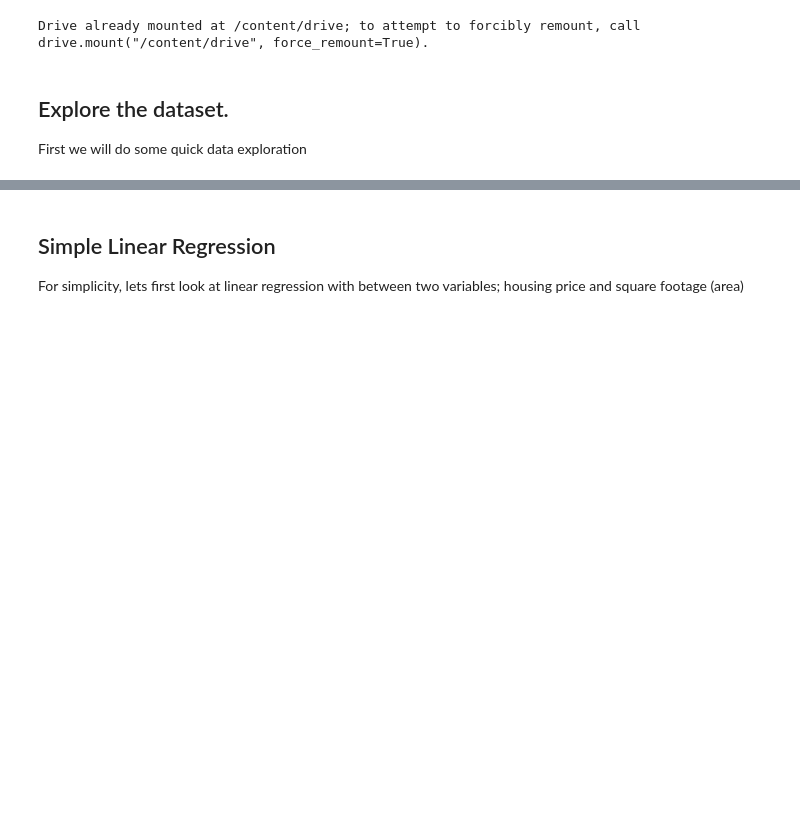
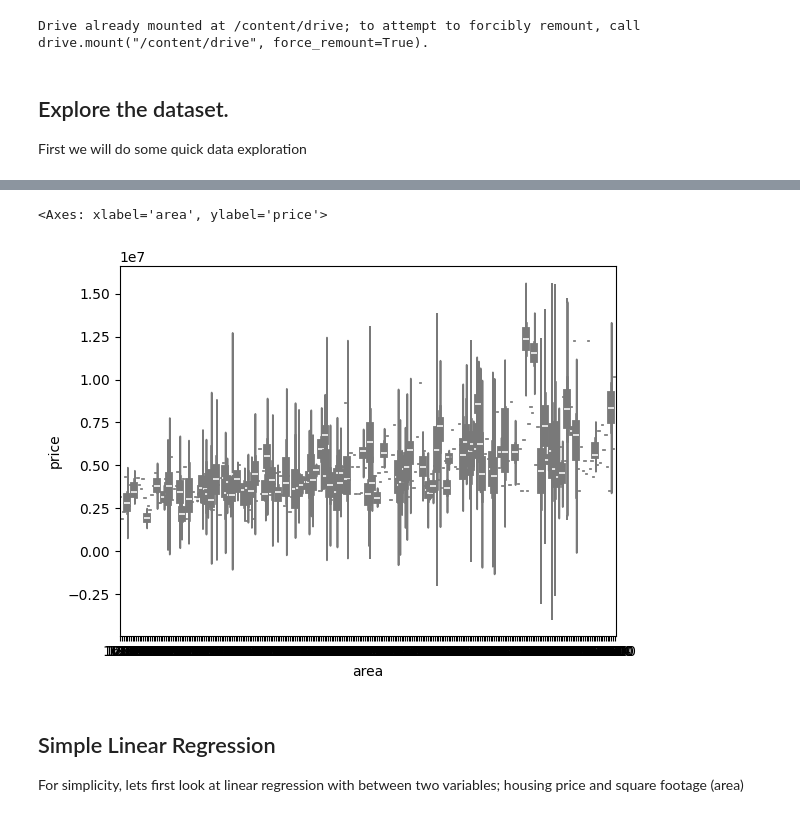
Before and after one commit to jessicatwes/HackerDojo_PythonClub, a Jupyter notebook: 20240319_introDS/20240319_LinearRegresssion.ipynb, the cells around one changed output, grey strips where cells are left out. Cells and saved outputs as stored; diff of their text form; code cells hidden in the pictures; blank space fills up the shorter version.

```diff
--- a/20240319_introDS/20240319_LinearRegresssion.ipynb
+++ b/20240319_introDS/20240319_LinearRegresssion.ipynb
@@ -39,8 +73,11 @@ First we will do some quick data exploration
 # %%
 ### Violin plot to show the distribution of independent variable group by dependent variable value
 ## Since there are a lot of points in this datasets, we see overplotting.
 ## This plot type is better if dataset is reduced to descriptive statistic.
-# sns.violinplot(x=df['area'], y=df['price'], color='lightblue')
+sns.violinplot(x=df['area'], y=df['price'], color='lightblue')
+# %% [output]
+<Axes: xlabel='area', ylabel='price'>
+[figure, added]
 # %% [markdown]
 ## Simple Linear Regression <br>
 For simplicity, lets first look at linear regression with between two variables; housing price and square footage (area)
```
Also changed, not shown: parts of 6 cells of this notebook.
